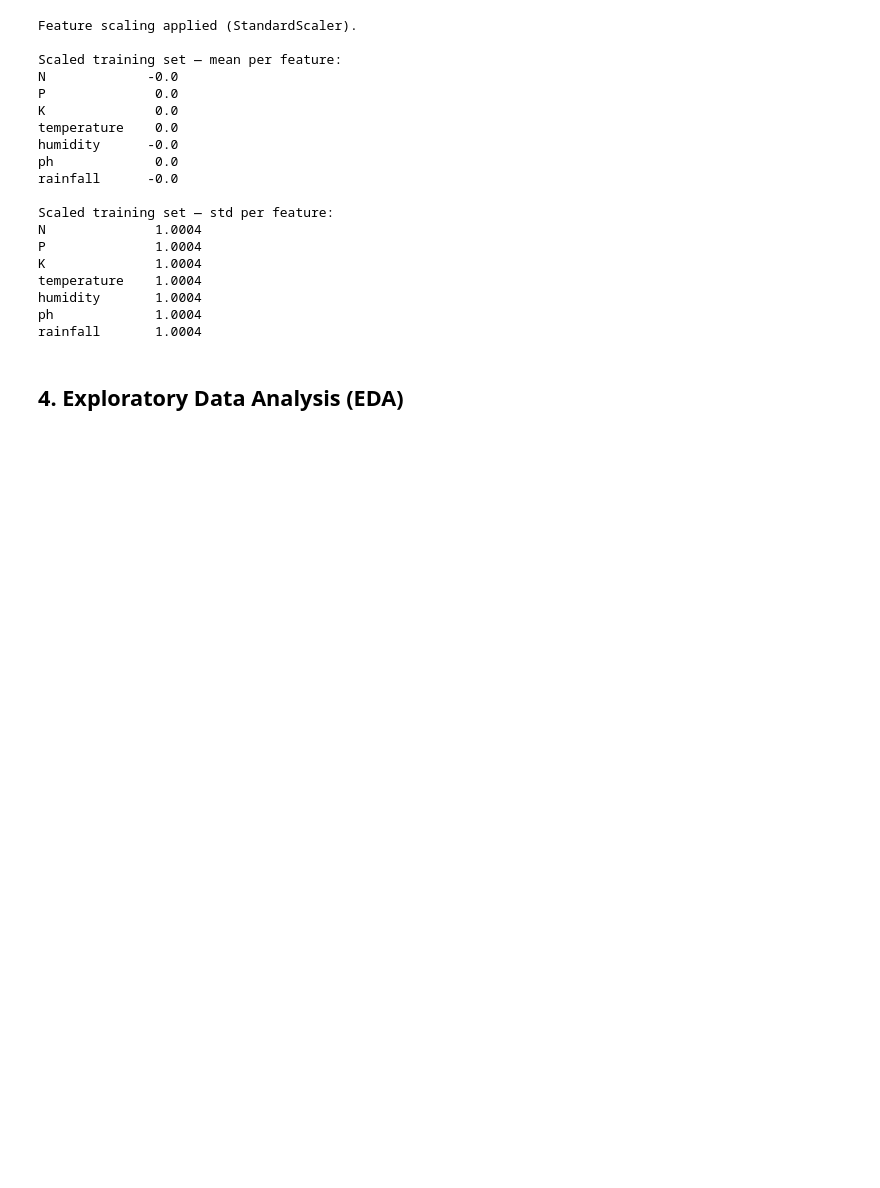
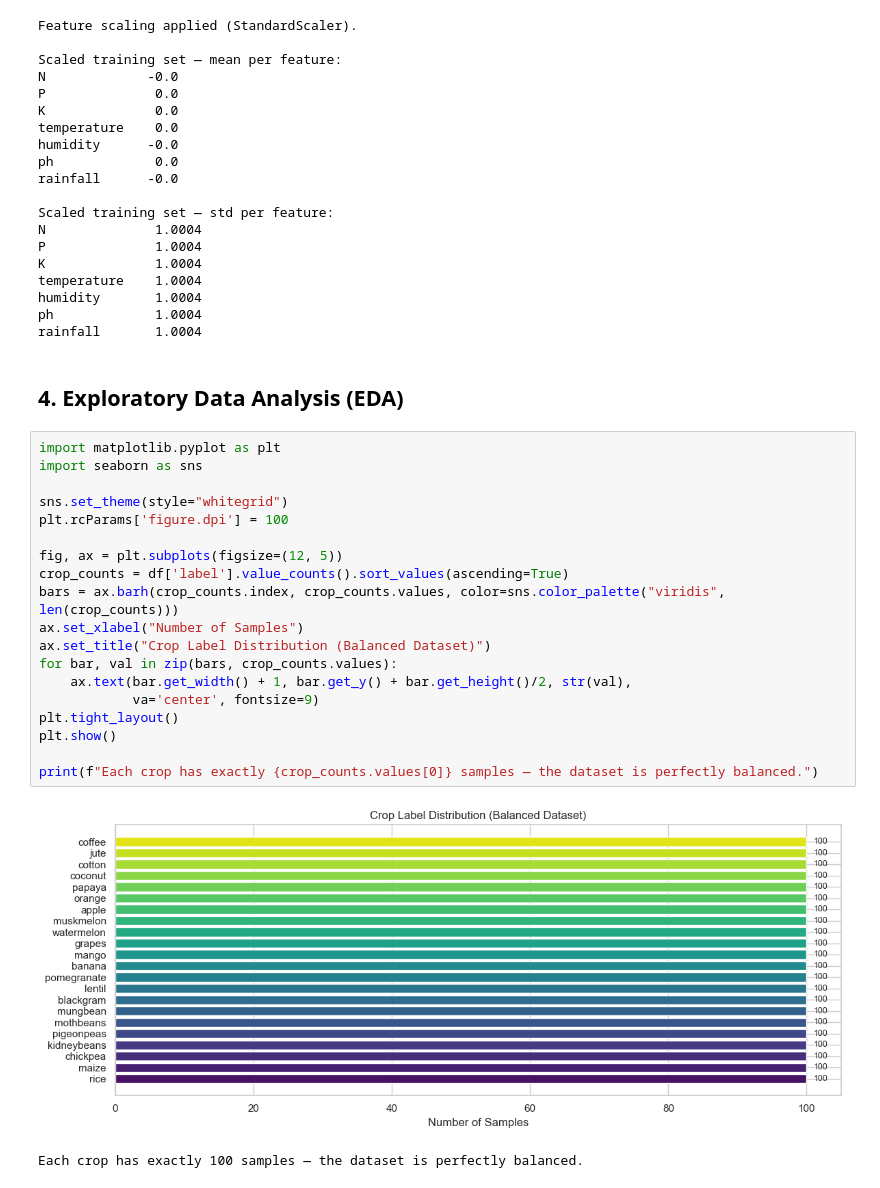
Before and after one commit to roshanashraf09/crop_recommendation_big_data_project, a Jupyter notebook: crop_recommendation.ipynb, the cells around one changed output. Cells and saved outputs as stored; diff of their text form; blank space fills up the shorter version.

```diff
--- a/crop_recommendation.ipynb
+++ b/crop_recommendation.ipynb
@@ -204,3 +204,25 @@ ph             1.0004
 rainfall       1.0004
 # %% [markdown]
 ## 4. Exploratory Data Analysis (EDA)
+# %%
+import matplotlib.pyplot as plt
+import seaborn as sns
+
+sns.set_theme(style="whitegrid")
+plt.rcParams['figure.dpi'] = 100
+
+fig, ax = plt.subplots(figsize=(12, 5))
+crop_counts = df['label'].value_counts().sort_values(ascending=True)
+bars = ax.barh(crop_counts.index, crop_counts.values, color=sns.color_palette("viridis", len(crop_counts)))
+ax.set_xlabel("Number of Samples")
+ax.set_title("Crop Label Distribution (Balanced Dataset)")
+for bar, val in zip(bars, crop_counts.values):
+    ax.text(bar.get_width() + 1, bar.get_y() + bar.get_height()/2, str(val),
+            va='center', fontsize=9)
+plt.tight_layout()
+plt.show()
+
+print(f"Each crop has exactly {crop_counts.values[0]} samples — the dataset is perfectly balanced.")
+# %% [output]
+[figure, added]
+Each crop has exactly 100 samples — the dataset is perfectly balanced.
```
Also changed, not shown: parts of 15 cells of this notebook.
